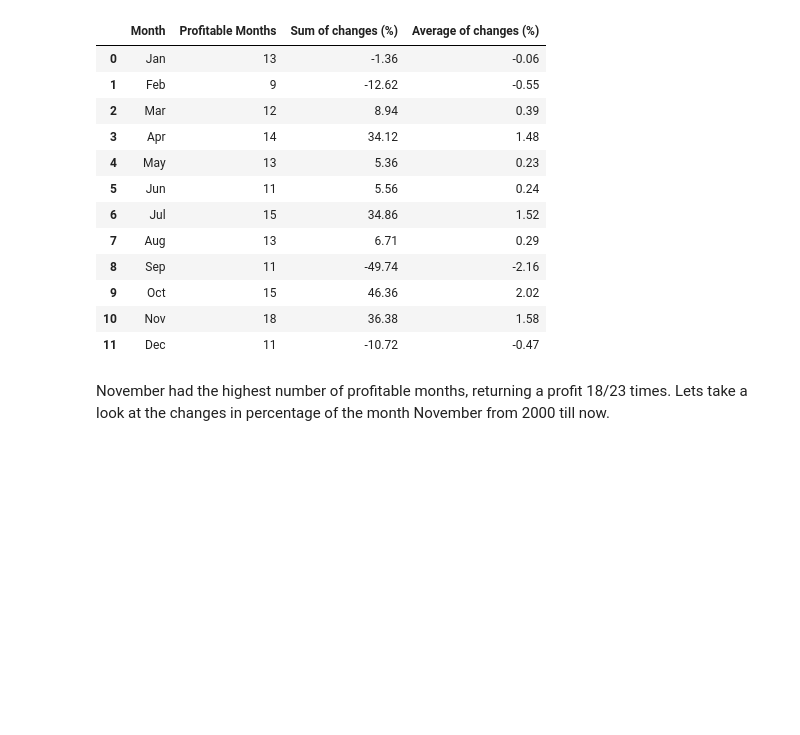
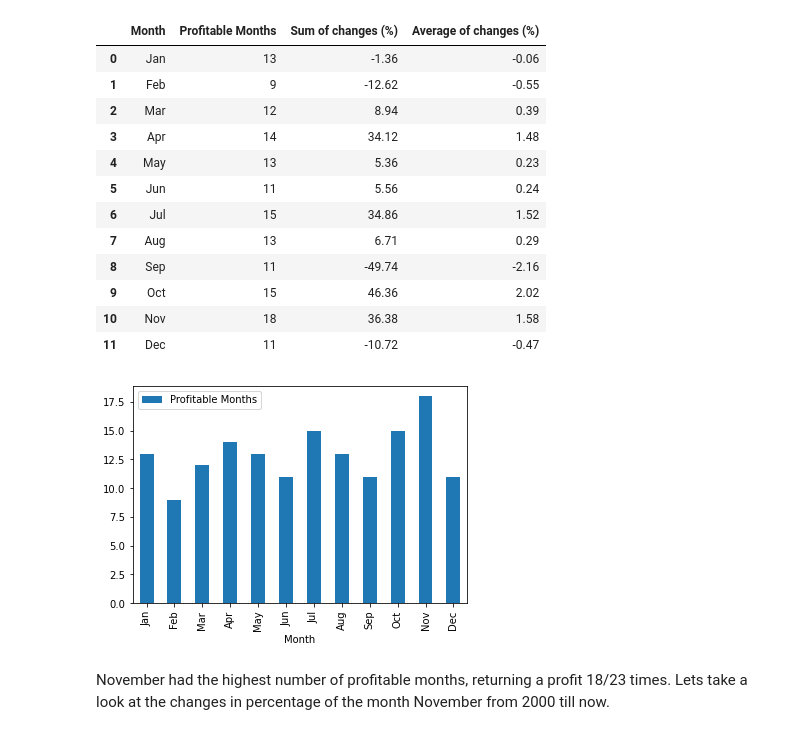
Before and after one commit to grantttt/Nasdaq-Analysis, a Jupyter notebook: Nasdaq Most Profitable Months Analysis.ipynb, the cells around one changed output. Cells and saved outputs as stored; diff of their text form; code cells hidden in the pictures; blank space fills up the shorter version.

```diff
--- a/Nasdaq Most Profitable Months Analysis.ipynb
+++ b/Nasdaq Most Profitable Months Analysis.ipynb
@@ -130,6 +131,10 @@ df3
 | 9 | Oct | 15 | 46.36 | 2.02 |
 | 10 | Nov | 18 | 36.38 | 1.58 |
 | 11 | Dec | 11 | -10.72 | -0.47 |
+# %%
+ax = df3.plot.bar(x='Month', y='Profitable Months')
+# %% [output]
+[figure, added]
 # %% [markdown]
 November had the highest number of profitable months, returning a profit 18/23 times. Lets take a look at the changes in percentage of the month November from 2000 till now.
 # %%
```
Also changed, not shown: parts of 1 cell of this notebook.
